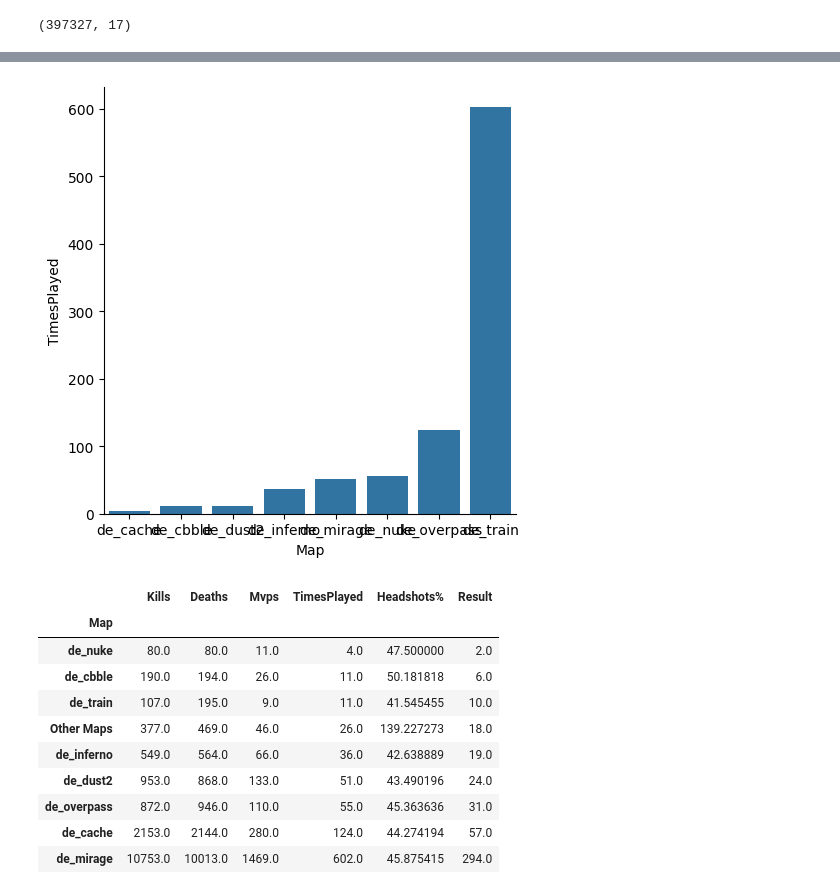
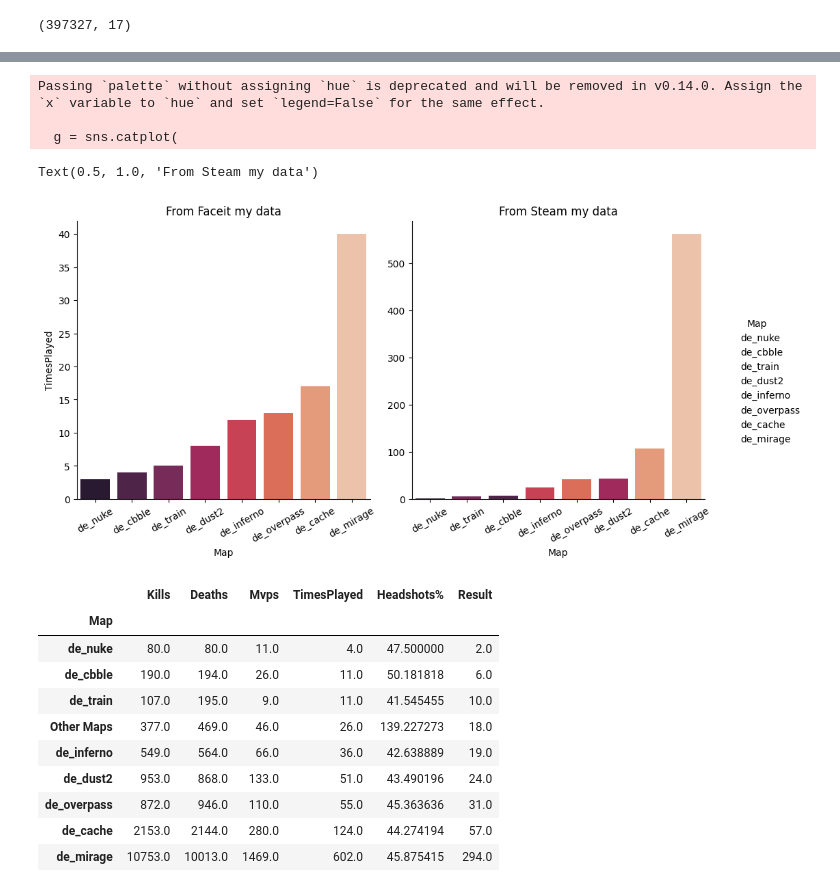
Before and after one commit to Mamin-gamer/Data-collection, a Jupyter notebook: notebooks/Code.ipynb, the cells around one changed output, grey strips where cells are left out. Saved outputs shown, nothing was run; the diff lists cells and outputs as text; code cells hidden in the pictures.

Commit message:
New graphs

```diff
--- a/notebooks/Code.ipynb
+++ b/notebooks/Code.ipynb
@@ -47,7 +47,7 @@ DF_all.shape
 # %%
 DF_me.select_dtypes(include=np.number).columns.tolist()
 Maps = (
-    DF_me.groupby(by="Map")
+    DF_me.groupby(by=["Map", "SteamData"])
     .aggregate(
         {
             "Kills": sum,
@@ -61,6 +61,6 @@ Maps = (
     .rename({"Map": "TimesPlayed"}, axis=1)
 )
 # %%
-# Maps.reset_index(drop = False, inplace=True)
-Maps.index
+Maps.reset_index(drop = False, inplace=True)
+Maps
 # %% [output]
@@ -70,13 +84,27 @@ Index(['de_cache', 'de_cbble', 'de_dust2', 'de_inferno', 'de_mirage',
-# %%
-g = sns.catplot(
-    data=Maps.sort_values(by = "TimesPlayed"),
-    y="TimesPlayed",
-    x=Maps.index,
-    kind = "bar"
-)
-# plt.plot()
-# %% [output]
-[figure, removed]
+# %%
+palette = sns.color_palette("rocket" , 8)
+g = sns.catplot(
+    data=Maps.sort_values(by = "TimesPlayed"),
+    col = "SteamData",
+    y="TimesPlayed",
+    x="Map",
+    kind = "bar",
+    sharex=False,
+    sharey=False,
+    palette=palette
+)
+g.tick_params(axis = "x", rotation = 30)
+g.axes.flat[0].set_title("From Faceit my data")
+g.axes.flat[1].set_title("From Steam my data")
+# plt.xticks(rotation = 90)
+
+# plt.plot()
+# %% [output]
+Passing `palette` without assigning `hue` is deprecated and will be removed in v0.14.0. Assign the `x` variable to `hue` and set `legend=False` for the same effect.
+
+  g = sns.catplot(
+Text(0.5, 1.0, 'From Steam my data')
+[figure, added]
 # %%
 Maps.loc["Other Maps",:] = Maps.loc["de_train",:] + Maps.loc["de_cbble",:] + Maps.loc["de_nuke",:]
 # %%
```
Also changed, not shown: parts of 1 cell of this notebook.
